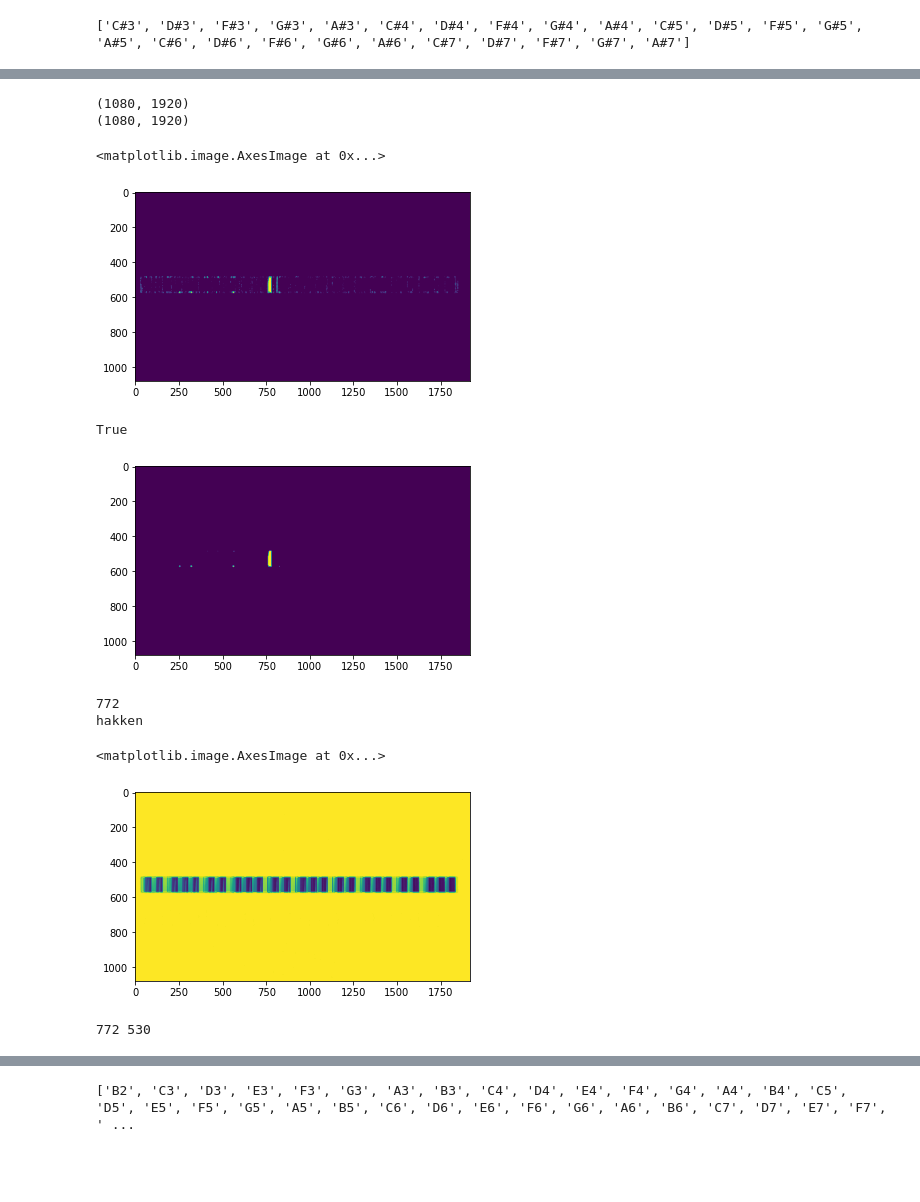
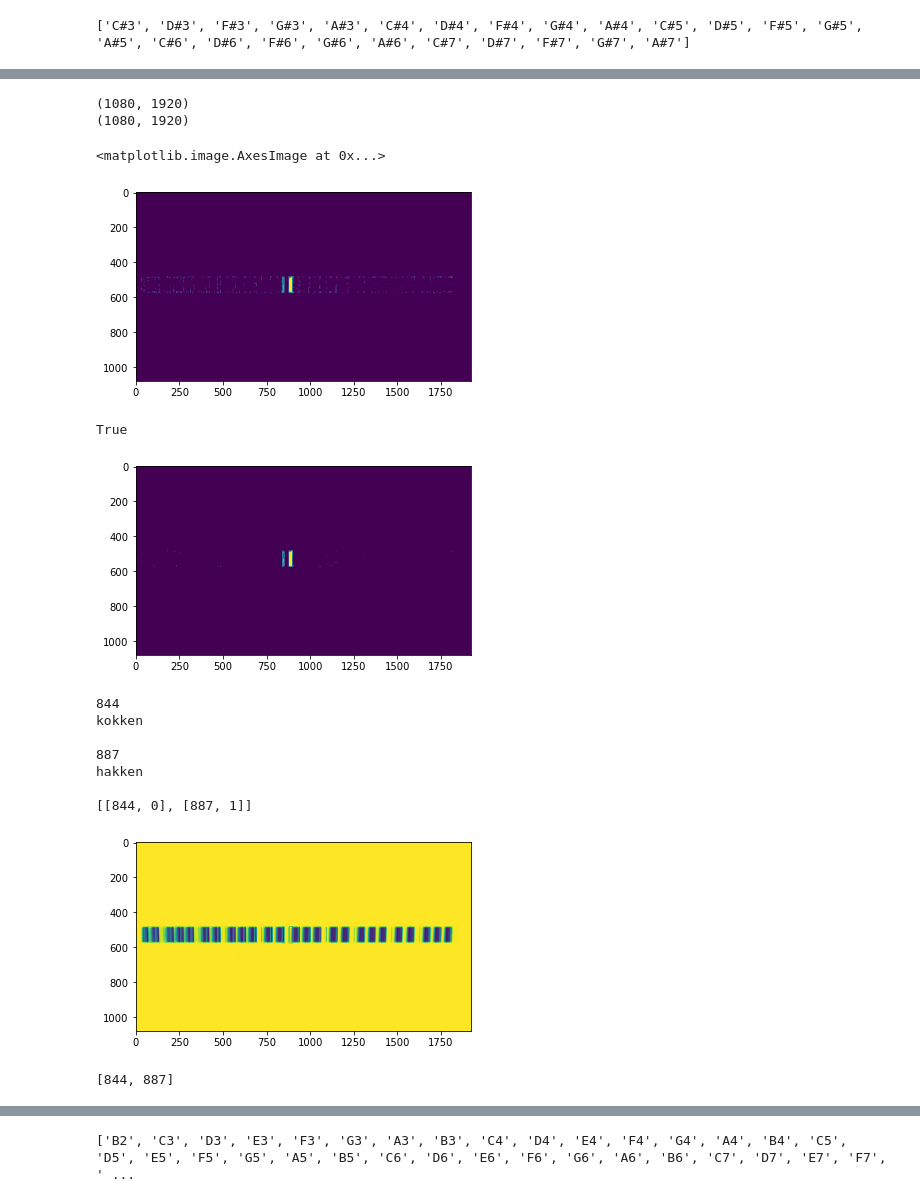
Before and after one commit to rasseimu/kakenkeyboard, a Jupyter notebook: keyboard/doremi_ok.ipynb, the cells around one changed output, grey strips where cells are left out. Cells and saved outputs as stored; diff of their text form; code cells hidden in the pictures; blank space fills up the shorter version.

```diff
--- a/keyboard/doremi_ok.ipynb
+++ b/keyboard/doremi_ok.ipynb
@@ -172,11 +188,8 @@ xleft =xleft+[1920]
+# %%
+mean=st.mean(xleft)-st.mean(xright)
 # %%
-#白い部分の座標
-hakkenkari=[[xright[0],xleft[0]]]
-i=1
-while i<len(xleft):
-    hakkenkari+=[[xright[i],xleft[i]]]
-    i+=1
-print(hakkenkari)
+
+
 
 #白鍵の正確な座標
 i=0
@@ -184,7 +197,7 @@ j=0
 hakken=[]
 while i<len(hakkenkari):
     haklen=hakkenkari[i][1]-hakkenkari[i][0]
-    if  haklen>50:#別のところの値使いたい
+    if  haklen>mean:#別のところの値使いたい
         hakken+=[[hakkenkari[i][0],math.floor(hakkenkari[i][0]+haklen/2)]]+[[math.ceil(hakkenkari[i][0]+haklen/2),hakkenkari[i][1]]]
 
     else:
@@ -417,7 +449,8 @@ img_1_gray = cv2.cvtColor(img_1, cv2.COLOR_BGR2GRAY)
 print(img_1_gray.shape)
 img_1 = cv2.bitwise_or(img_1_gray, im_mask)
 
-img_2 = cv2.imread('./imagefile/tryout/img_117.jpg',1)
+#比較したい画像を入力
+img_2 = cv2.imread('./imagefile/tryout/img_066.jpg',1)
 img_2_gray = cv2.cvtColor(img_2, cv2.COLOR_BGR2GRAY)
 print(img_2_gray.shape)
 img_2 = cv2.bitwise_or(img_2_gray, im_mask)
@@ -435,59 +468,79 @@ plt.imshow(img_th)
 (1080, 1920)
 (1080, 1920)
 <matplotlib.image.AxesImage at 0x...>
-[figure, old version]
+[figure, new version]
 # %%
  # アパーチャーサイズ 3, 5, or 7 など 1 より大きい奇数。数値が大きいほどぼかしが出る。
-ksize=9
+ksize=3
 #中央値フィルタ
 img_mask = cv2.medianBlur(img_th,ksize)
 plt.imshow(img_mask)
 cv2.imwrite("./after/sa.jpg",img_mask)
 # %% [output]
 True
-[figure, old version]
+[figure, new version]
 # %%
 #輪郭を検出
 contours, hierarchy = cv2.findContours(img_mask, cv2.RETR_EXTERNAL, cv2.CHAIN_APPROX_SIMPLE)
 
-contours = list(filter(lambda x: cv2.contourArea(x) > 1000, contours))
+contours = list(filter(lambda x: cv2.contourArea(x) > 400, contours))
+
+testarray=[]
 
 #閾値以上の差分を四角で囲う
 for i,cnt in enumerate(contours):
-    x, y, width, height = cv2.boundingRect(cnt)
     if width > 50 or height > 50:
+        x, y, width, height = cv2.boundingRect(cnt)
         cv2.rectangle(img_1, (x, y), (x+width, y+height), (0, 0, 255), 1)
         #黒鍵検出　元の影よりも重心のx座標が大きいか小さいか
         jyusin = math.floor(x + width / 2)
         print(jyusin)
         i=1
         numi= xleft2[i]
         numi1=xleft2[i-1]
 
         while (numi-jyusin)*(numi-jyusin) < (numi1-jyusin)*(numi1-jyusin):
             i=i+1
             numi= xleft2[i]
             numi1=xleft2[i-1]
         if numi1 < jyusin :
             print("kokken")
             kenshoku = 0
-        if numi1 >= jyusin :
-            print("hakken")
-            kenshoku = 1
+
         else :
-            print("nothing")
+            if numi1 >= jyusin :
+                print("hakken")
+                kenshoku = 1
+
+            else :
+                print("nothing")
+        testarray+=[[jyusin,kenshoku]]
+        print("")
 
 plt.imshow(img_1)
+print(testarray)
 # %% [output]
-772
+844
+kokken
+
+887
 hakken
+
+[[844, 0], [887, 1]]
-<matplotlib.image.AxesImage at 0x...>
-[figure, old version]
+[figure, new version]
 # %%
-M = cv2.moments(cnt)
-cx = int(M['m10']/M['m00'])
-cy = int(M['m01']/M['m00'])
-print(cx,cy)
+cx=[]
+#cy=[]
+i=0
+while i<len(testarray):
+    #M = cv2.moments(cnt)
+    #cx = int(M['m10']/M['m00'])
+    #cy = int(M['m01']/M['m00'])
+
+    cx += [testarray[i][0]]
+    #cy += [500]#(仮)
+    i+=1
+print(cx)
 # %% [output]
-772 530
+[844, 887]
 # %%
```
Also changed, not shown: parts of 21 cells of this notebook.
